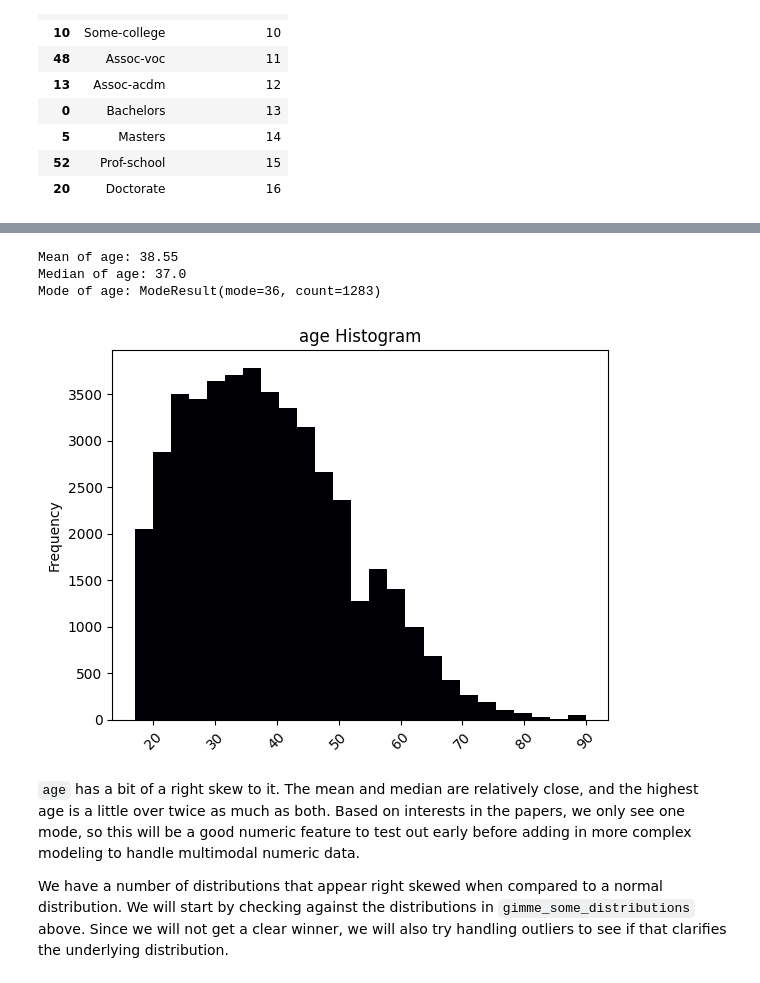
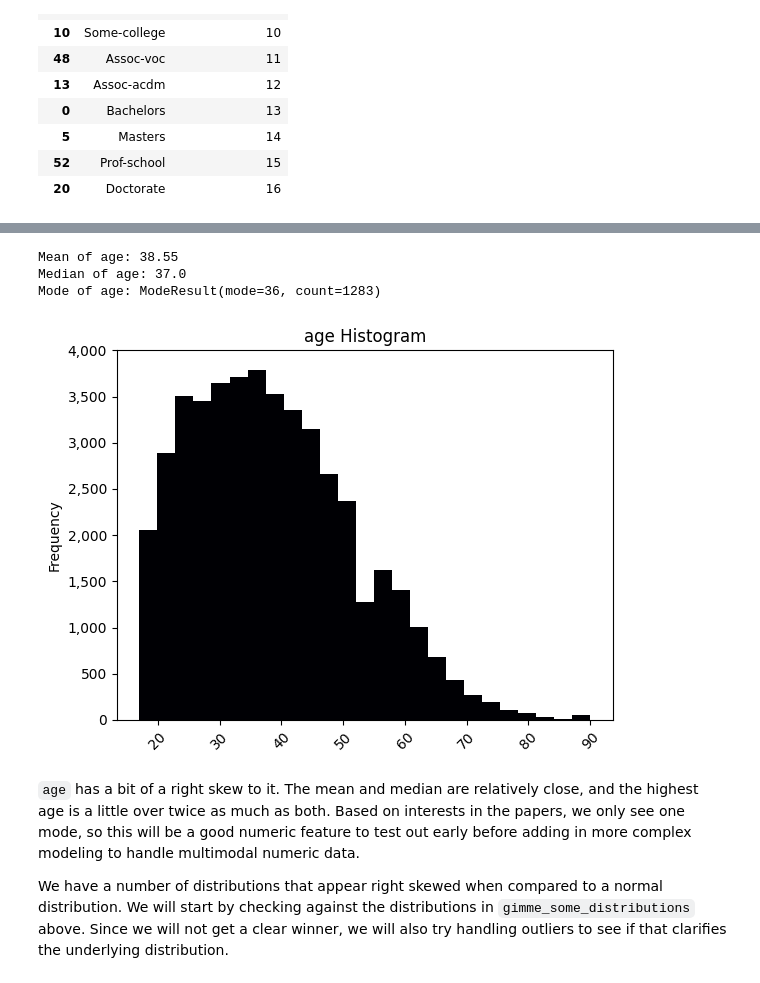
Before and after one commit to jhleakakos/msds-deep-learning-final, a Jupyter notebook: my_data_is_realer_than_yours.ipynb, the cells around one changed output, grey strips where cells are left out. Cells and saved outputs as stored; diff of their text form; code cells hidden in the pictures.

```diff
--- a/my_data_is_realer_than_yours.ipynb
+++ b/my_data_is_realer_than_yours.ipynb
@@ -526,24 +477,24 @@ def gimme_some_distributions(col, nbins=30):
 # %%
 ax = df['age'].plot(
     kind='hist'
     , bins=25
     , title='age Histogram'
     , rot=45
     , xlabel=None
     , cmap='magma'
 )
 
 # matplotlib throws a warning if you do not set the axis label values before then reformatting the labels,
 # so this line addresses that issue and quiets the warning
-# ax.set_yticks(ax.get_yticks())
-# ax.set_yticklabels([f'{x:,.0f}' for x in ax.get_yticks()]);
+ax.set_yticks(ax.get_yticks())
+ax.set_yticklabels([f'{x:,.0f}' for x in ax.get_yticks()]);
 
 gimme_some_averages('age')
 # %% [output]
 Mean of age: 38.55
 Median of age: 37.0
 Mode of age: ModeResult(mode=36, count=1283)
-[figure, old version]
+[figure, new version]
 # %% [markdown]
 `age` has a bit of a right skew to it. The mean and median are relatively close, and the highest age is a little over twice as much as both. Based on interests in the papers, we only see one mode, so this will be a good numeric feature to test out early before adding in more complex modeling to handle multimodal numeric data.
 
```
Also changed, not shown: parts of 24 cells of this notebook.
